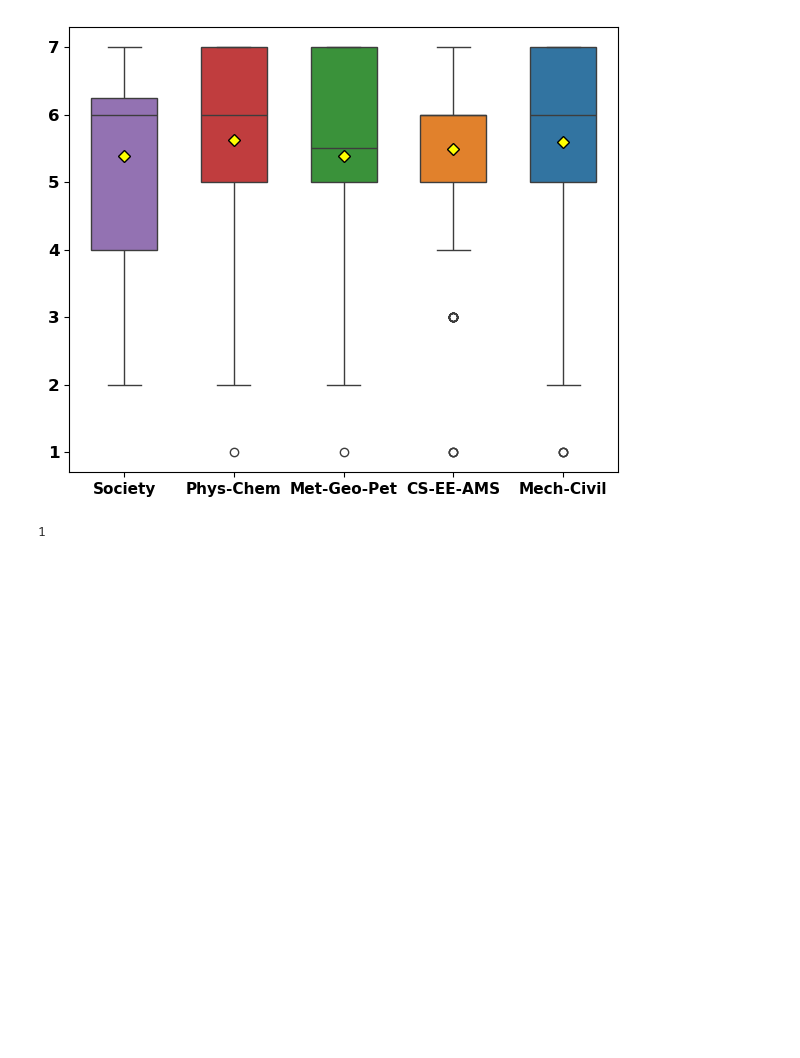
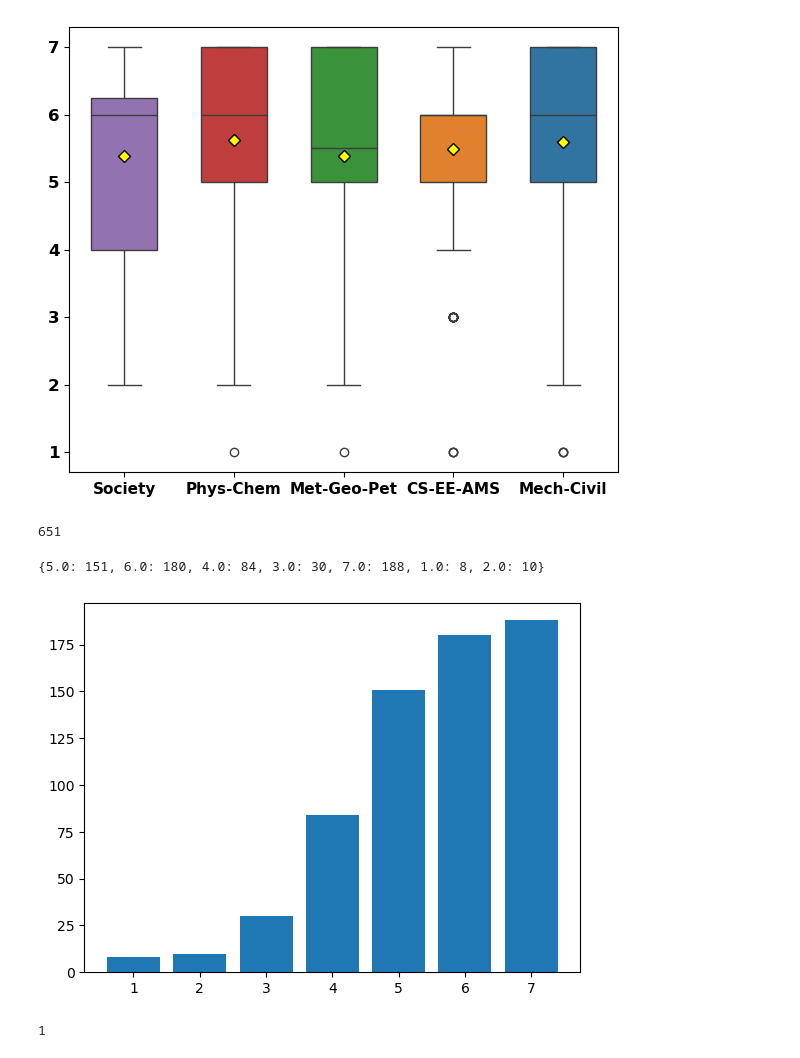
Before and after one commit to JesanOvi/GenAI-Survey-Analysis, a Jupyter notebook: note_books/main_notebook.ipynb, the cells around one changed output. Cells and saved outputs as stored; diff of their text form; code cells hidden in the pictures; blank space fills up the shorter version.

```diff
--- a/note_books/main_notebook.ipynb
+++ b/note_books/main_notebook.ipynb
@@ -1140,6 +1293,45 @@ Passing `palette` without assigning `hue` is deprecated and will be removed in v
 
   sns.boxplot(
 [figure]
+# %%
+ethical_score
+ethical_score_notna = [s for s in ethical_score if not pd.isna(s)]
+
+print(len(ethical_score_notna))
+#print(ethical_score_notna)
+
+score_dic = {}
+
+
+
+for scr in ethical_score_notna:
+    if scr not in score_dic:
+        score_dic[scr] = 1
+    else:
+        score_dic[scr] += 1
+# %% [output]
+651
+# %%
+print(score_dic)
+keys = sorted(score_dic.keys())
+values = [score_dic[k] for k in keys]
+
+plt.figure()
+plt.bar(keys, values)
+
+# plt.xlabel("Score")
+# plt.ylabel("Frequency")
+# plt.title("Distribution of Ethical Scores")
+
+plt.xticks(keys)  # ensure all keys appear
+
+address = f'/Users/jesanahammed/Desktop/newfig/ethical.png'
+plt.savefig(address, dpi=300)
+
+plt.show()
+# %% [output]
+{5.0: 151, 6.0: 180, 4.0: 84, 3.0: 30, 7.0: 188, 1.0: 8, 2.0: 10}
+[figure, added]
 # %%
 scientific_major = df.iloc[:, 61]
 print(scientific_major.isna().sum())
```
Also changed, not shown: parts of 14 cells of this notebook.
